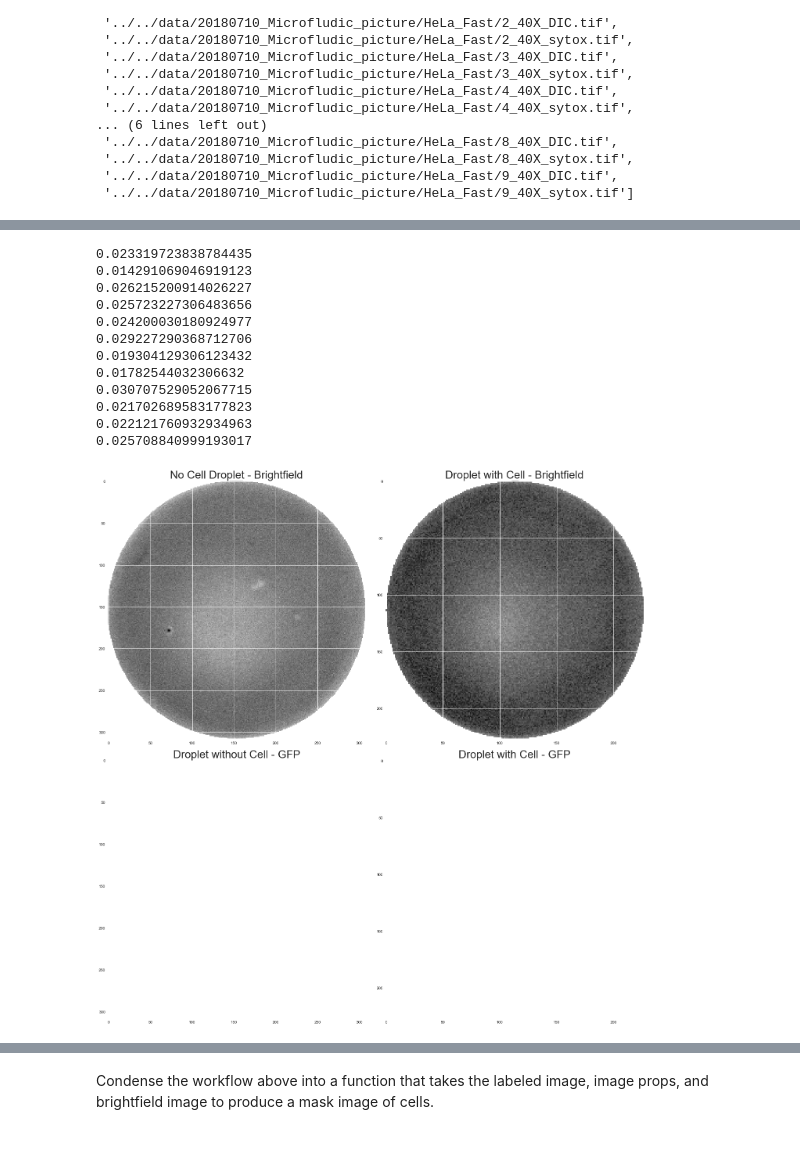
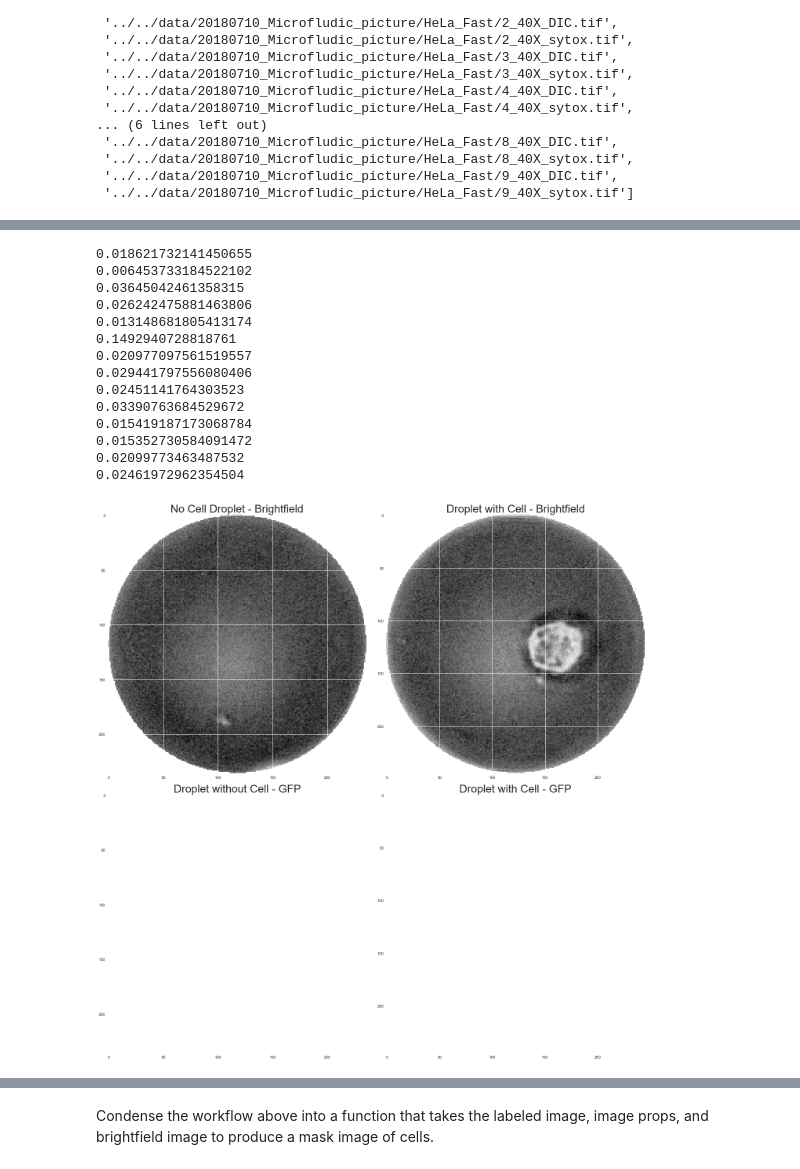
Before and after one commit to adamcatching/Polio_DIPS, a Jupyter notebook: notebook/2018_07/2018_07_16.ipynb, the cells around one changed output, grey strips where cells are left out. Saved outputs shown, nothing was run; the diff lists cells and outputs as text; code cells hidden in the pictures.

Commit message:
Rough version of cell segmentation

```diff
--- a/notebook/2018_07/2018_07_16.ipynb
+++ b/notebook/2018_07/2018_07_16.ipynb
@@ -105,7 +105,7 @@ class Bulk_droplet:
         image_labeled, number_labels = skimage.measure.label(image_droplets, background=0, return_num=True)
 
         # Get the properties of the labeled regions
-        image_props = skimage.measure.regionprops(image_labeled)
+        image_props = skimage.measure.regionprops(image_labeled, image_bright)
 
         # Display the number of complete droplets
         print()
@@ -148,7 +148,7 @@ HeLa_Fast_filenames
  '../../data/20180710_Microfludic_picture/HeLa_Fast/9_40X_sytox.tif']
 # %%
 # Test the current function on the first set of images
-test_image = Bulk_droplet(HeLa_Fast_filenames[4], gfp_thresh=50, multi_channel=True)
+test_image = Bulk_droplet(HeLa_Fast_filenames[6], gfp_thresh=50, multi_channel=True)
 # %%
 test_image_labeled, test_image_props = test_image.droplet_segment(testing=True)
 # %% [output]
@@ -173,42 +173,44 @@ for index, prop in enumerate(bright_droplet_props):
     droplet_masks.append(prop.image)
     print(prop.eccentricity)
 # %% [output]
-0.023319723838784435
-0.014291069046919123
-0.026215200914026227
-0.025723227306483656
-0.024200030180924977
-0.029227290368712706
-0.019304129306123432
-0.01782544032306632
-0.030707529052067715
-0.021702689583177823
-0.022121760932934963
-0.025708840999193017
+0.018621732141450655
+0.006453733184522102
+0.03645042461358315
+0.026242475881463806
+0.013148681805413174
+0.1492940728818761
+0.020977097561519557
+0.029441797556080406
+0.02451141764303523
+0.03390763684529672
+0.015419187173068784
+0.015352730584091472
+0.02099773463487532
+0.02461972962354504
 # %%
 # Define the two segmented images to process; one that contains cells and one that does not
 no_cell_num = 0
-cell_num = 11
+cell_num = 12
 
 
 no_cell_droplet = bright_droplets[no_cell_num]
 cell_droplet = bright_droplets[cell_num]
 no_cell_gfp = gfp_droplets[no_cell_num]
 cell_gfp = gfp_droplets[cell_num]
 
 fig, ax = plt.subplots(2, 2, figsize=(20, 20))
 ax[0, 0].imshow(no_cell_droplet)
 ax[0, 0].set_title("No Cell Droplet - Brightfield", size=28)
 ax[0, 1].imshow(cell_droplet)
 ax[0, 1].set_title("Droplet with Cell - Brightfield", size=28)
 ax[1, 0].imshow(no_cell_gfp > 50)
 ax[1, 0].set_title("Droplet without Cell - GFP", size=28)
 ax[1, 1].imshow(cell_gfp > 50)
 ax[1, 1].set_title("Droplet with Cell - GFP", size=28)
 plt.tight_layout()
 plt.show()
 # %% [output]
-[figure, old version]
+[figure, new version]
 # %%
 # Threshold based on a medium gaussian blur subtraction then thresholding
 
```
Also changed, not shown: parts of 13 cells of this notebook.
